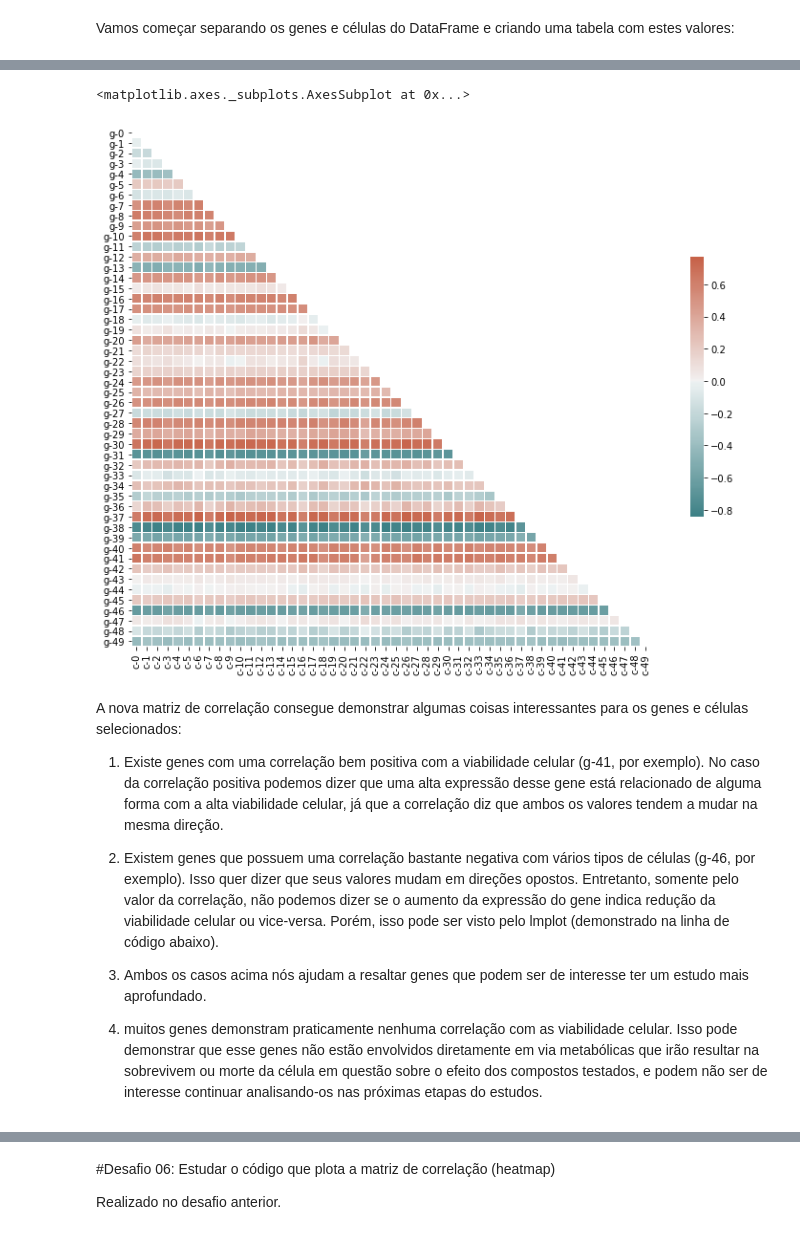
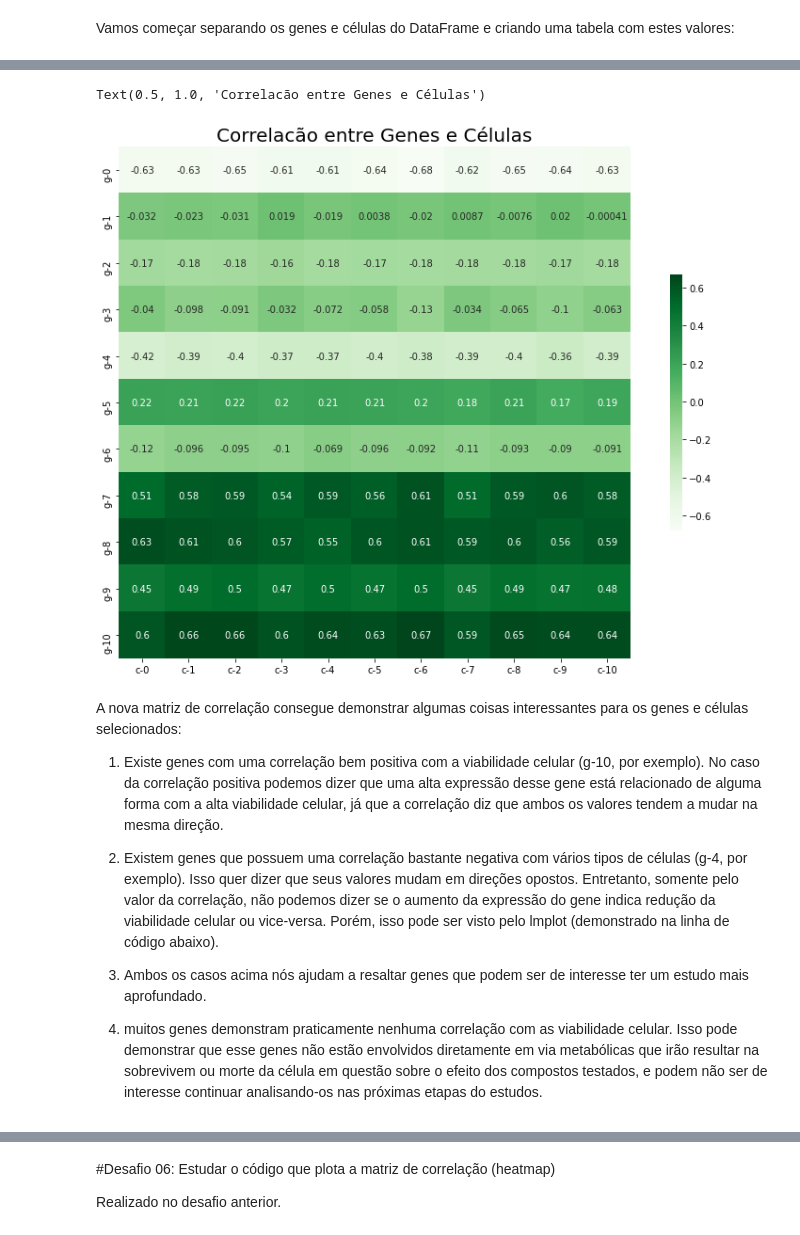
Before and after one commit to MisterGusMan/Alura_ID3, a Jupyter notebook: Análise_Aula_3.ipynb, the cells around one changed output, grey strips where cells are left out. Drawn from its saved outputs; the diff is of its cells as text; code cells hidden in the pictures.

```diff
--- a/Análise_Aula_3.ipynb
+++ b/Análise_Aula_3.ipynb
@@ -233,4 +228,4 @@ t
 # %%
-corr = t.corr().loc['g-0':'g-49','c-0':'c-49']
+corr = t.corr().loc[:'g-10','c-0':'c-10']
 corr
 # %% [output]
@@ -254,17 +244,16 @@ corr
 # %%
 plt.figure(figsize=(15,10))
-mask = np.triu(np.ones_like(corr, dtype=bool))
-cmap = sns.diverging_palette(200, 20, as_cmap=True)
-sns.heatmap(corr, mask=mask, cmap=cmap, center=0, square = True, linewidths=.5, cbar_kws={"shrink": .5})
+fig = sns.heatmap(corr, cmap='Greens', center=0, square = True, cbar_kws={"shrink": .5}, annot = True)
+fig.set_title('Correlacão entre Genes e Células', fontsize = 20)
 # %% [output]
-<matplotlib.axes._subplots.AxesSubplot at 0x...>
+Text(0.5, 1.0, 'Correlacão entre Genes e Células')
-[figure, old version]
+[figure, new version]
 # %% [markdown]
 A nova matriz de correlação consegue demonstrar algumas coisas interessantes para os genes e células selecionados:
 
-1) Existe genes com uma correlação bem positiva com a viabilidade celular (g-41, por exemplo). No caso da correlação positiva podemos dizer que uma alta expressão desse gene está relacionado de alguma forma com a alta viabilidade celular, já que a correlação diz que ambos os valores tendem a mudar na mesma direção.
+1) Existe genes com uma correlação bem positiva com a viabilidade celular (g-10, por exemplo). No caso da correlação positiva podemos dizer que uma alta expressão desse gene está relacionado de alguma forma com a alta viabilidade celular, já que a correlação diz que ambos os valores tendem a mudar na mesma direção.
 
-2) Existem genes que possuem uma correlação bastante negativa com vários tipos de células (g-46, por exemplo). Isso quer dizer que seus valores mudam em direções opostos. Entretanto, somente pelo valor da correlação, não podemos dizer se o aumento da expressão do gene indica redução da viabilidade celular ou vice-versa. Porém, isso pode ser visto pelo lmplot (demonstrado na linha de código abaixo).
+2) Existem genes que possuem uma correlação bastante negativa com vários tipos de células (g-4, por exemplo). Isso quer dizer que seus valores mudam em direções opostos. Entretanto, somente pelo valor da correlação, não podemos dizer se o aumento da expressão do gene indica redução da viabilidade celular ou vice-versa. Porém, isso pode ser visto pelo lmplot (demonstrado na linha de código abaixo).
 
 3) Ambos os casos acima nós ajudam a resaltar genes que podem ser de interesse ter um estudo mais aprofundado.
 
```
Also changed, not shown: parts of 5 cells of this notebook.
